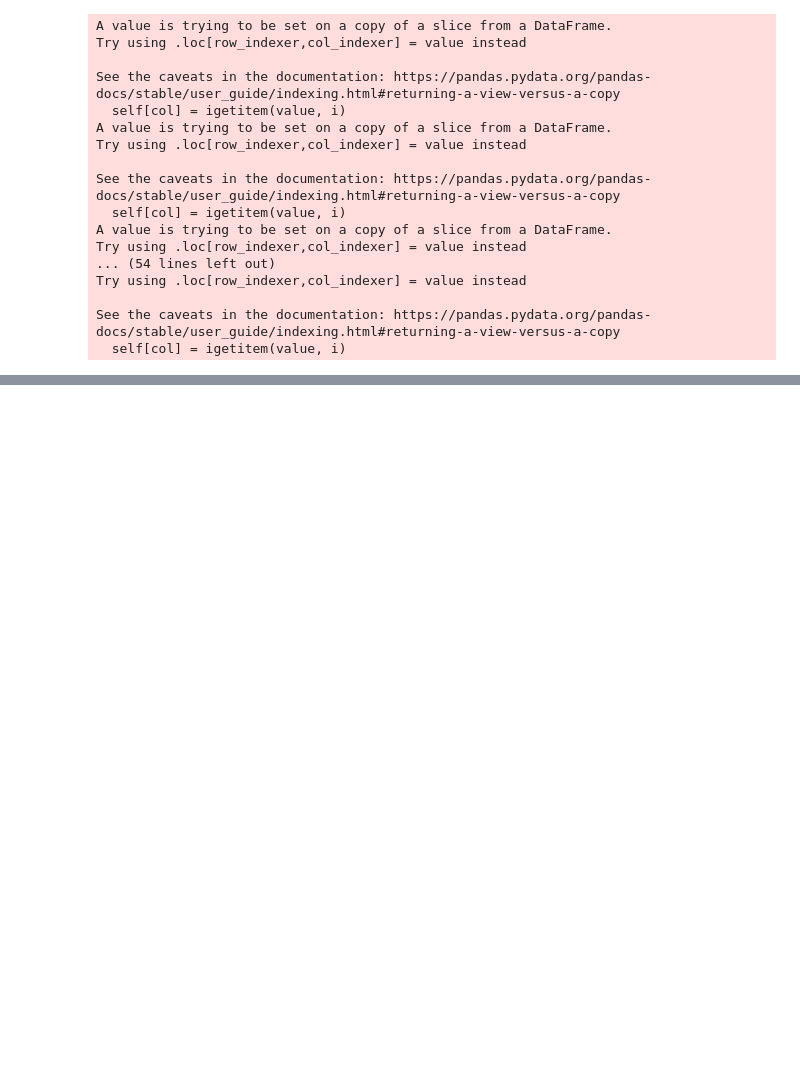
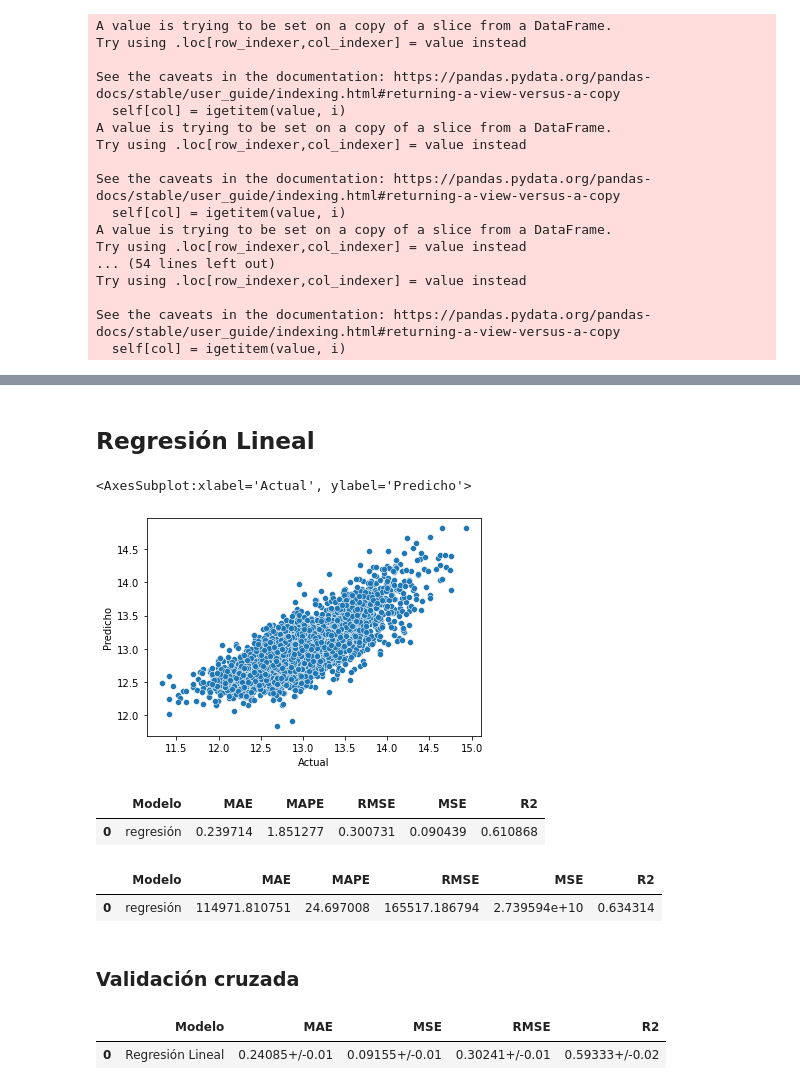
Before and after one commit to William-Roldan/Diplomado_Ciencia_de_datos, a Jupyter notebook: Note book/Primeros pasos, Machine learning.ipynb, the cells around one changed output, grey strips where cells are left out. Drawn from its saved outputs; the diff is of its cells as text; code cells hidden in the pictures; blank space fills up the shorter version.

Commit message:
Actualizacion contenido

```diff
--- a/Note book/Primeros pasos, Machine learning.ipynb
+++ b/Note book/Primeros pasos, Machine learning.ipynb
@@ -270,0 +322,24 @@ X_test.head()
+# %% [markdown]
+## Regresión Lineal
+# %%
+ajuste = LinearRegression().fit(X_train,y_train)
+# %%
+y_ajustado = ajuste.predict(X_test)
+# %%
+df = pd.DataFrame({'Actual': np.log1p( y_test ), 'Predicho': y_ajustado})
+sns.scatterplot(x = 'Actual', y = 'Predicho', data = df)
+# %% [output]
+<AxesSubplot:xlabel='Actual', ylabel='Predicho'>
+[figure, added]
+# %%
+metricas('regresión', np.log1p( y_test ),y_ajustado)
+# %% [output]
+|  | Modelo | MAE | MAPE | RMSE | MSE | R2 |
+| 0 | regresión | 0.239714 | 1.851277 | 0.300731 | 0.090439 | 0.610868 |
+# %%
+metricas('regresión',y_test,np.expm1(y_ajustado))
+# %% [output]
+|  | Modelo | MAE | MAPE | RMSE | MSE | R2 |
+| 0 | regresión | 114971.810751 | 24.697008 | 165517.186794 | 2.739594e+10 | 0.634314 |
+# %% [markdown]
+### Validación cruzada
@@ -270,0 +348,5 @@ X_test.head()
+# %%
+metricas_validacion_cruzada(LinearRegression(), 'Regresión Lineal', 10, X,y)
+# %% [output]
+|  | Modelo | MAE | MSE | RMSE | R2 |
+| 0 | Regresión Lineal | 0.24085+/-0.01 | 0.09155+/-0.01 | 0.30241+/-0.01 | 0.59333+/-0.02 |
```
Also changed, not shown: parts of 84 cells of this notebook, 9 other files.
